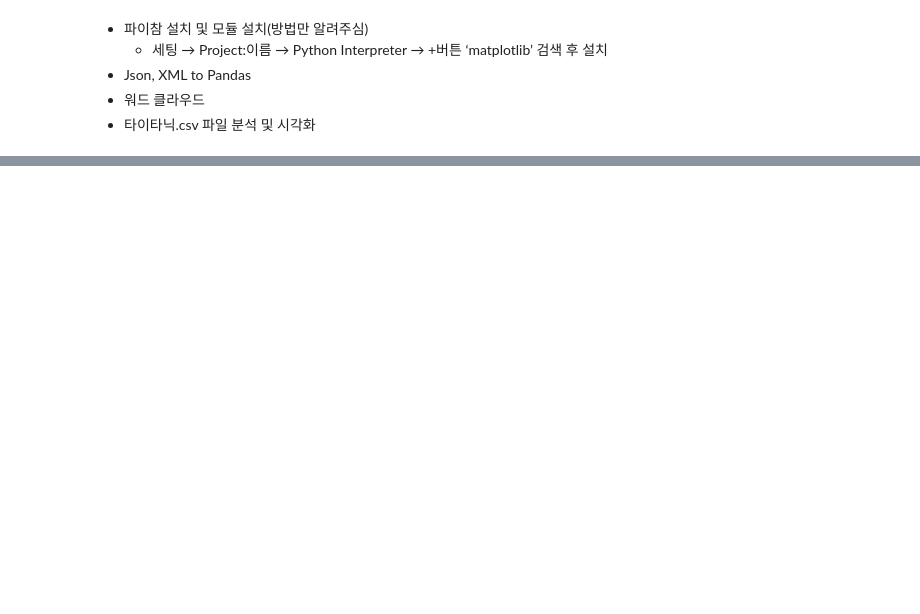
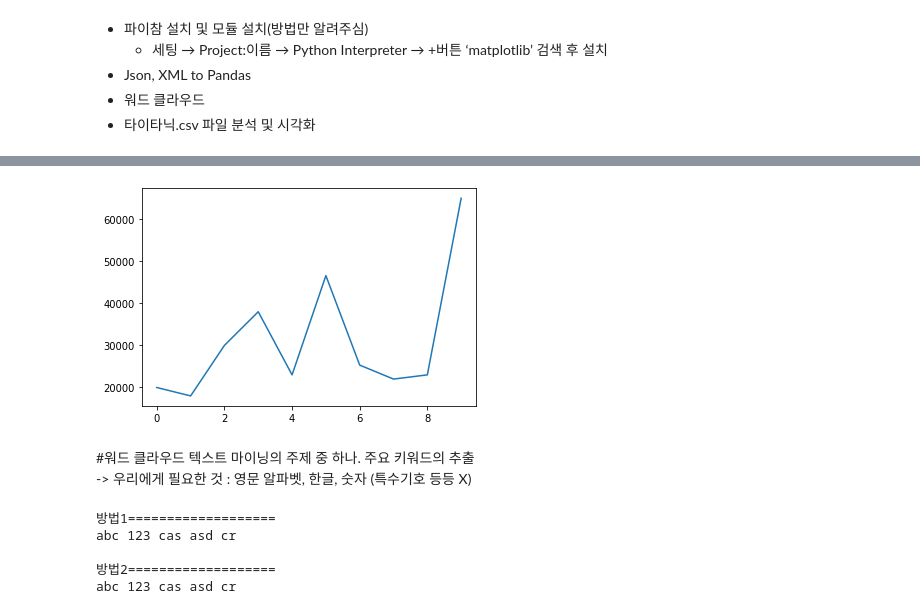
Before and after one commit to serinss/seSAC_Python_Class, a Jupyter notebook: 통계분석시각화_응용.ipynb, the cells around one changed output, grey strips where cells are left out. Cells and saved outputs as stored; diff of their text form; code cells hidden in the pictures; blank space fills up the shorter version.

```diff
--- a/통계분석시각화_응용.ipynb
+++ b/통계분석시각화_응용.ipynb
@@ -35,0 +71,16 @@ print(res) #JSON 방식으로 반환
+# %%
+url = 'https://openapi.naver.com/v1/search/book.xml' #json 아닌 xml형태로 응답
+query_in = input("검색 질의: ") #상세검색이 아닌 그냥 전체 검색
+query_param = "query=" + urllib.parse.quote(query_in)
+query_str = url + '?' + query_param
+
+print("요청 url:",query_str)
+print()
+print(">>검색결과")
+
+request = urllib.request.Request(query_str)
+request.add_header("X-Naver-Client-Id", "N2a4UtfAI1_PbVZwB1Of")
+request.add_header("X-Naver-Client-Secret", "MbVNScVQ6j")
+response = urllib.request.urlopen(request)
+res = response.read().decode('utf-8')
+print(res)
@@ -35,0 +97,3 @@ print(res) #JSON 방식으로 반환
+# %%
+df = pd.read_xml(res,xpath=".//item") # 가져오고 싶은 사항 작성 -> 구조를 전체적으로 보고 싶다면, xml 파일을 생성하여 웹으로 확인해보기
+df
@@ -35,0 +112,6 @@ print(res) #JSON 방식으로 반환
+# %%
+import matplotlib.pyplot as plt
+df.price.plot() # 위의 검색 결과의 가격을 그래프로 시각화 가능
+plt.show()
+# %% [output]
+[figure, added]
@@ -35,0 +121,22 @@ print(res) #JSON 방식으로 반환
+# %% [markdown]
+#워드 클라우드
+텍스트 마이닝의 주제 중 하나. 주요 키워드의 추출
+-> 우리에게 필요한 것 : 영문 알파벳, 한글, 숫자 (특수기호 등등 X)
+# %%
+demo_str = "abc 123 cas$ asd# cr"
+target_str = ""
+print("방법1===================")
+for ch in demo_str:
+  if ch.isalnum() or ch.isspace(): # isalnum() : 문자나 숫자인지 검사, isspace() : 공백이 포함되어 있으면 True, 아니면 False
+    target_str = target_str + ch
+print(target_str)
+
+print("\n방법2===================")
+target_str = "".join(char for char in demo_str if (char.isalnum() or char.isspace())) # 한 줄 코드
+print(target_str)
+# %% [output]
+방법1===================
+abc 123 cas asd cr
+
+방법2===================
+abc 123 cas asd cr
```
Also changed, not shown: parts of 50 cells of this notebook.
